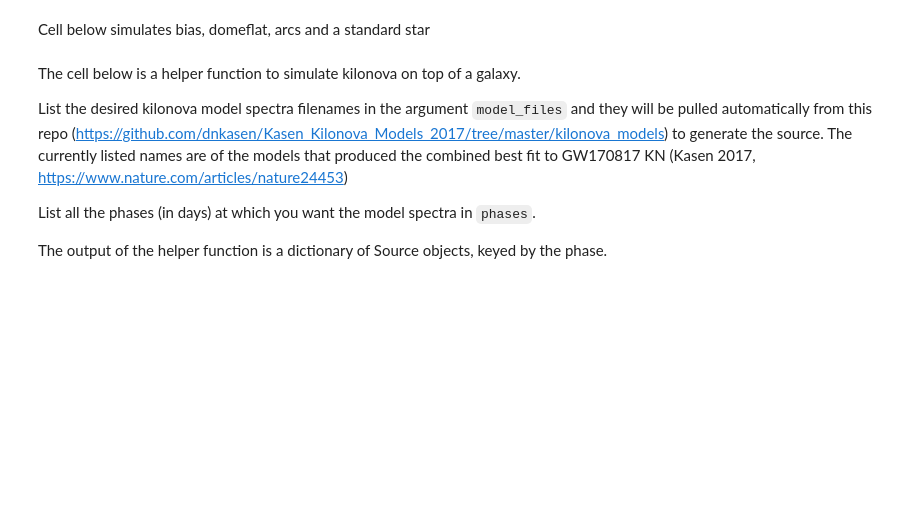
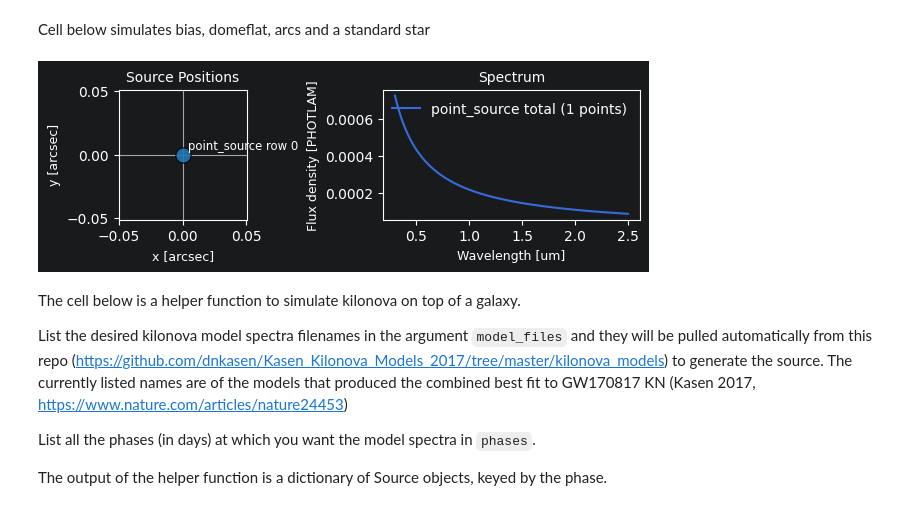
Before and after one commit to CaltechOpticalObservatories/zs-scopesim, a Jupyter notebook: notebooks/01_Kilonovae.ipynb, the cells around one changed output. Cells and saved outputs as stored; diff of their text form; code cells hidden in the pictures; blank space fills up the shorter version.

```diff
--- a/notebooks/01_Kilonovae.ipynb
+++ b/notebooks/01_Kilonovae.ipynb
@@ -225,5 +227,10 @@ if overwrite_cals or len(sorted(output_dir.glob("*bias*")))!=6:
         _, _ = plot_readout_overview(std_hdul,
                                         titles=[f"standard {chan}" for chan in ["BLUE", "GREEN", "RED", "YJ", "H", "K"]])
+# %%
+STANDARD = sim_tp.misc.point_source(sed=ab_spectrum(mag=16))
+_, _ = PlotScene().from_source(STANDARD)
+# %% [output]
+[figure, added]
 # %% [markdown]
 The cell below is a helper function to simulate kilonova on top of a galaxy.
 
```
Also changed, not shown: parts of 3 cells of this notebook, 1 other file.
